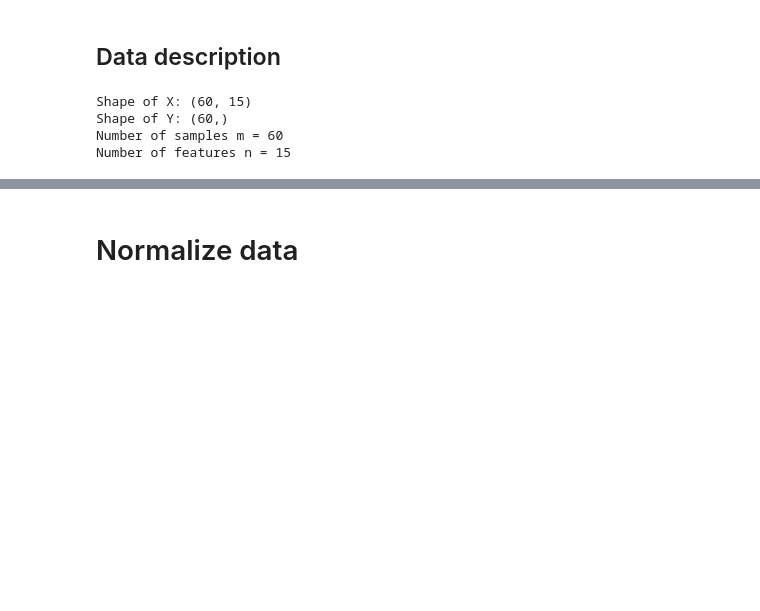
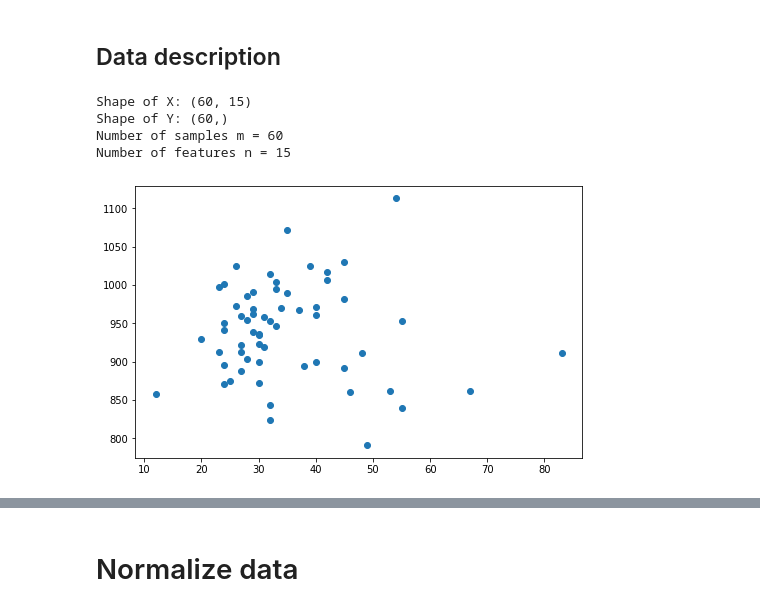
Before and after one commit to EthAnHoangg/DSLab-Training-Basic-ML-Models, a Jupyter notebook: Session_01/LR.ipynb, the cells around one changed output, grey strips where cells are left out. Drawn from its saved outputs; the diff is of its cells as text; code cells hidden in the pictures; blank space fills up the shorter version.

```diff
--- a/Session_01/LR.ipynb
+++ b/Session_01/LR.ipynb
@@ -43,3 +45,12 @@ Shape of X: (60, 15)
 Shape of Y: (60,)
 Number of samples m = 60
 Number of features n = 15
+# %%
+def plot_data(X, Y):
+    fig, ax = plt.subplots(figsize =(8, 5))
+    ax.plot(X[:, 1], Y, 'o')
+    plt.show()
+# %%
+plot_data(X, Y)
+# %% [output]
+[figure, added]
```
Also changed, not shown: parts of 9 cells of this notebook, 4 other files.
